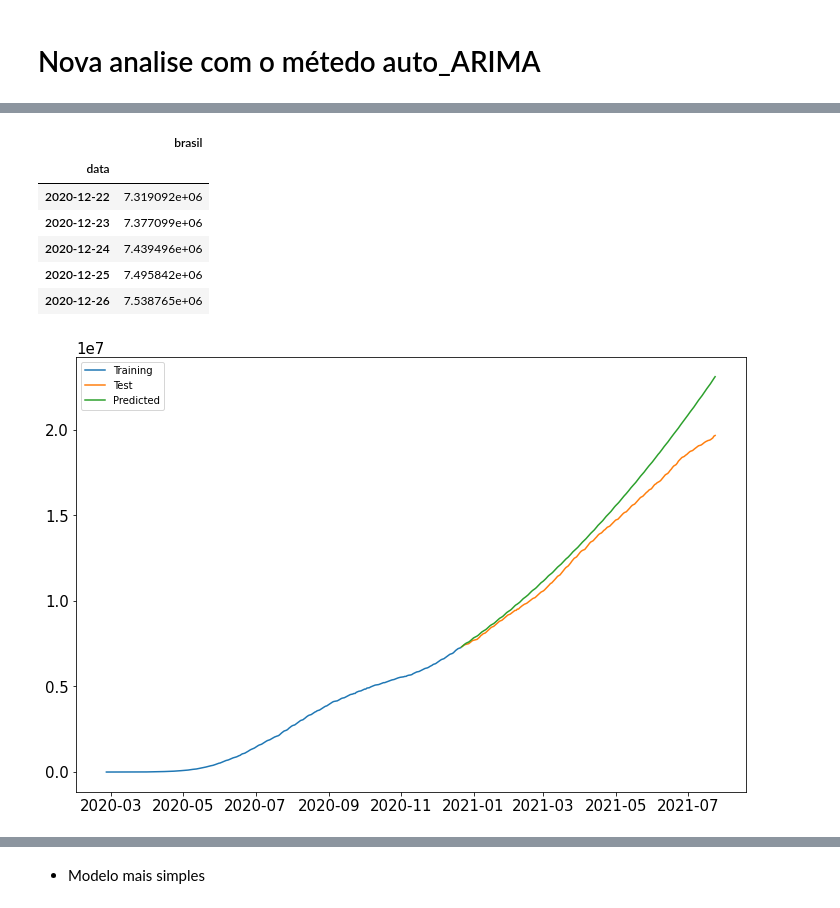
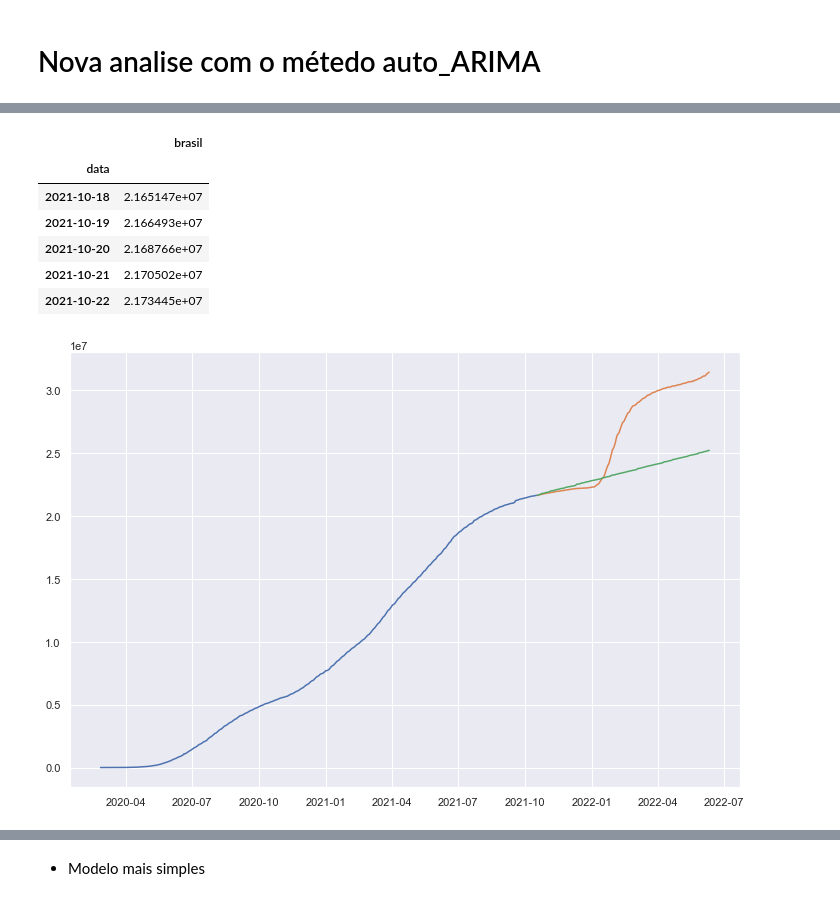
Before and after one commit to RogerioLS/Covid-19Mundial, a Jupyter notebook: Casos de Covid-19 mundial .ipynb, the cells around one changed output, grey strips where cells are left out. Saved outputs shown, nothing was run; the diff lists cells and outputs as text; code cells hidden in the pictures.

```diff
--- a/Casos de Covid-19 mundial .ipynb
+++ b/Casos de Covid-19 mundial .ipynb
@@ -200,3 +322,0 @@ dtype: object
-# %%
-dados = dados_Brasil_dois.set_index('data')
-dados.head()
@@ -384,7 +400,7 @@ def trans_data(data):
     modelo = ARIMA(ts, order=(2, 1, 2),freq=ts.index.inferred_freq)
     modelo_treinado = modelo.fit(disp=False)
     eixo = ts.plot(figsize=(10, 6))
-    modelo_treinado.plot_predict('2021-01-31', '2022-02-28', ax = eixo, plot_insample = True)
+    modelo_treinado.plot_predict('2021-06-01', '2022-07-31', ax = eixo, plot_insample = True)
     plt.suptitle('Forecast dados infectados Brasil')
     plt.xlabel('Meses')
     plt.ylabel('Valor em milhões')
@@ -434,6 +450,6 @@ Brasil.shape
 # %%
-train = Brasil[:300]
-test = Brasil[-215:]
+train = Brasil[:700]
+test = Brasil[-137:]
 # %%
 train.tail()
 # %% [output]
@@ -519,24 +516,24 @@ Warnings:
 # %%
-prediction = pd.DataFrame(arima_model.predict(n_periods = 215),index=test.index)
+prediction = pd.DataFrame(arima_model.predict(n_periods = 237),index=test.index)
 prediction.columns = ['brasil']
 prediction.head()
 # %% [output]
 |  | brasil |
 | data |  |
-| 2020-12-22 | 7.319092e+06 |
-| 2020-12-23 | 7.377099e+06 |
-| 2020-12-24 | 7.439496e+06 |
-| 2020-12-25 | 7.495842e+06 |
-| 2020-12-26 | 7.538765e+06 |
+| 2021-10-18 | 2.165147e+07 |
+| 2021-10-19 | 2.166493e+07 |
+| 2021-10-20 | 2.168766e+07 |
+| 2021-10-21 | 2.170502e+07 |
+| 2021-10-22 | 2.173445e+07 |
 # %%
 plt.figure(figsize=(12, 8))
 plt.plot(train,label="Training")
 plt.plot(test,label="Test")
 plt.plot(prediction,label="Predicted")
-plt.legend(loc = 'Left corner')
+#plt.legend(loc = 'Left corner')
 plt.show()
 # %% [output]
-[figure, old version]
+[figure, new version]
 # %%
 from sklearn.metrics import r2_score
 test['brasil'] = prediction
```
Also changed, not shown: parts of 52 cells of this notebook.
